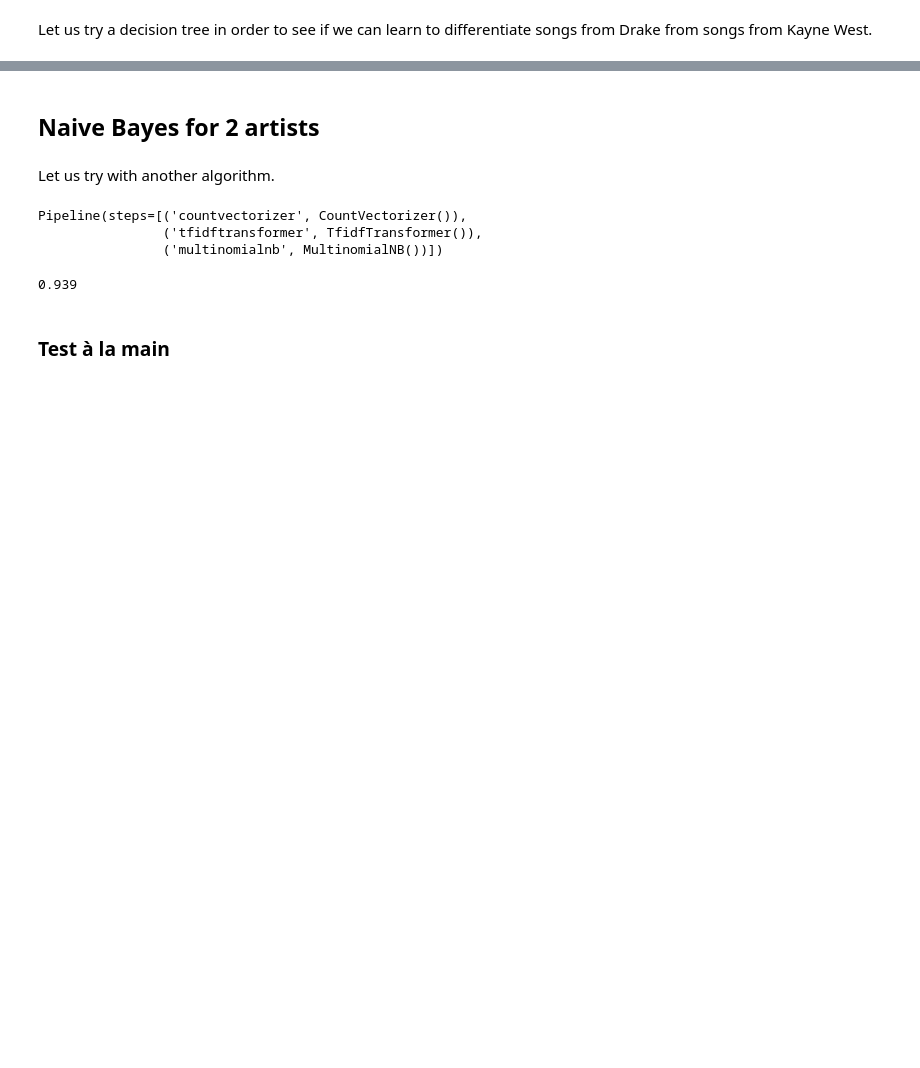
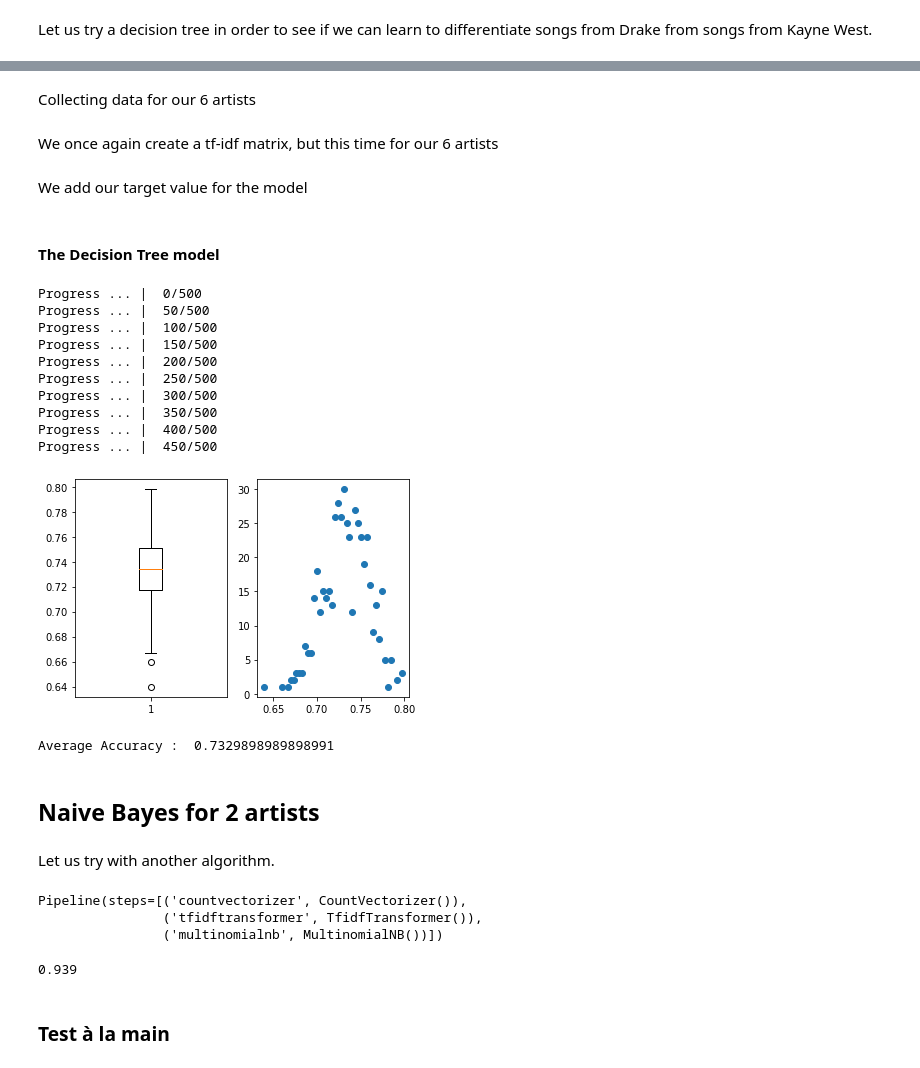
Before and after one commit to martinalex7/ProjetPython2A, a Jupyter notebook: rapports/3_modelling.ipynb, the cells around one changed output, grey strips where cells are left out. Saved outputs shown, nothing was run; the diff lists cells and outputs as text; code cells hidden in the pictures; blank space fills up the shorter version.

```diff
--- a/rapports/3_modelling.ipynb
+++ b/rapports/3_modelling.ipynb
@@ -117,0 +149,2 @@ results.append()
+# %% [markdown]
+Collecting data for our 6 artists
@@ -118,3 +159,81 @@ results.append()
+# %% [markdown]
+We once again create a tf-idf matrix, but this time for our 6 artists
+# %%
+# Apply TF-IDF to the data
+vectorizer = TfidfVectorizer()
+vectors = vectorizer.fit_transform(list(df_artists['Clean Lyrics']))
+feature_names = vectorizer.get_feature_names()
+dense = vectors.todense()
+denselist = dense.tolist()
+
+# Create and store the TF-IDF matrix
+tfidf = pd.DataFrame(denselist, columns=feature_names, index=list(df_artists['song_id'])).reset_index()
+# %% [markdown]
+We add our target value for the model
+# %%
+def artist_indicator(index):
+    return df_artists[df_artists['song_id'] == index]['Artist'].values[0]
+
+tfidf = pd.concat([tfidf,pd.DataFrame([artist_indicator(index) for index in list(tfidf['level_0'])])],axis =1).drop(['level_0'],axis = 1)
+
+tfidf.to_csv(f'2A - Projet Python/tfidf_data/global_tfidf')
+# %% [markdown]
+#### The Decision Tree model
+# %%
+#Initialisation :
+n_rep = 500
+
+list_accuracy = []
+for j in range(n_rep):
+    tfidf = tfidf.sample(frac=1)
+
+    if j%(n_rep/10) ==0 :
+        print('Progress ... | ',f'{j}/{n_rep}')
+
+    rows, columns = tfidf.shape
+    b = columns - 1
+    X_train = tfidf.iloc[:, :-1][:int(rows // (10 / 8))]
+    X_test = tfidf.iloc[:, :-1][int(rows // (10 / 8)):]
+    y_train = tfidf.iloc[:, b:][:int(rows // (10 / 8))]
+    y_test = tfidf.iloc[:, b:][int(rows // (10 / 8)):]
+
+    # Create Decision Tree classifer object
+    clf = DecisionTreeClassifier()
+
+    # Train Decision Tree Classifer
+    clf = clf.fit(X_train, y_train)
+
+    # Predict the response for test dataset
+    y_pred = clf.predict(X_test)
+
+    compteur = 0
+    y_test_ = [y for y in y_test[0]]
+    for i in range(len(y_pred)):
+        if y_pred[i] == y_test_[i]:
+            compteur += 1
+    list_accuracy.append(compteur / len(y_pred))
+
+plt.subplot(1,2,1)
+plt.boxplot(list_accuracy)
+plt.subplot(1,2,2)
+plt.scatter(pd.DataFrame.from_dict(dict(collections.Counter(list_accuracy)),orient='index').reset_index()['index'],
+        pd.DataFrame.from_dict(dict(collections.Counter(list_accuracy)),orient='index').reset_index()[0])
+plt.show()
+
+print('Average Accuracy : ',np.mean(list_accuracy))
+# %% [output]
+Progress ... |  0/500
+Progress ... |  50/500
+Progress ... |  100/500
+Progress ... |  150/500
+Progress ... |  200/500
+Progress ... |  250/500
+Progress ... |  300/500
+Progress ... |  350/500
+Progress ... |  400/500
+Progress ... |  450/500
+[figure, added]
+Average Accuracy :  0.7329898989898991
 # %% [markdown]
 ## Naive Bayes for 2 artists <a class="anchor" id="chapter3"></a>
 # %% [markdown]
```
Also changed, not shown: parts of 17 cells of this notebook.
